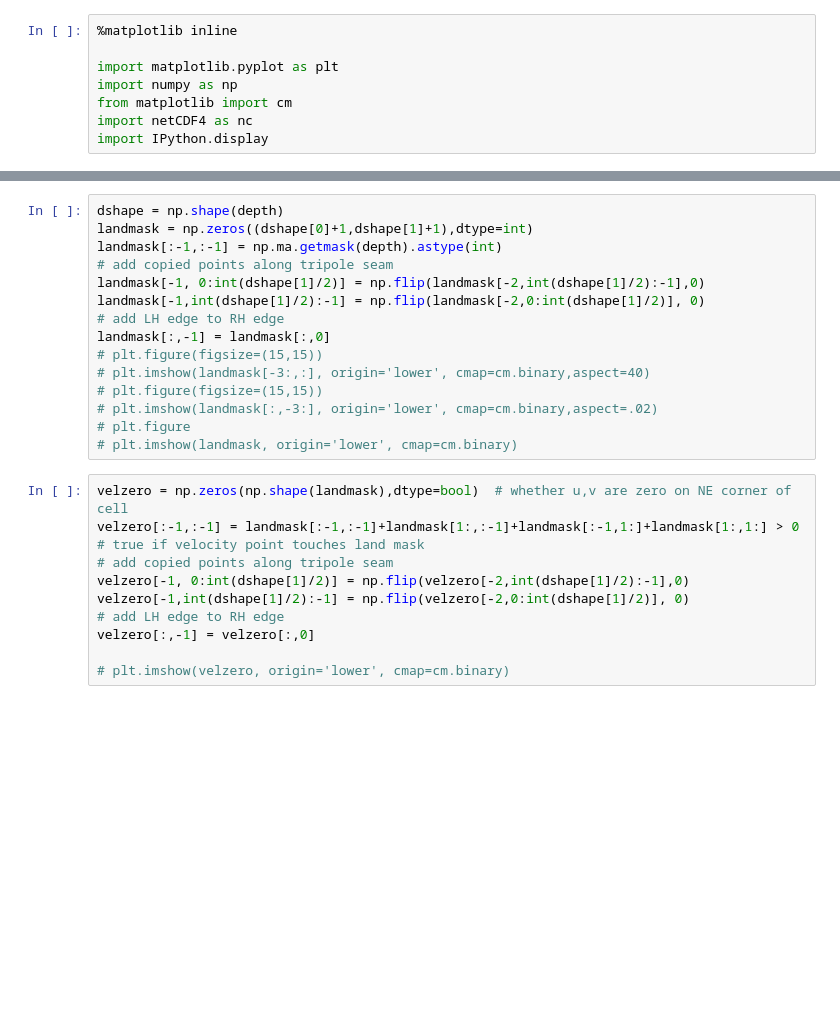
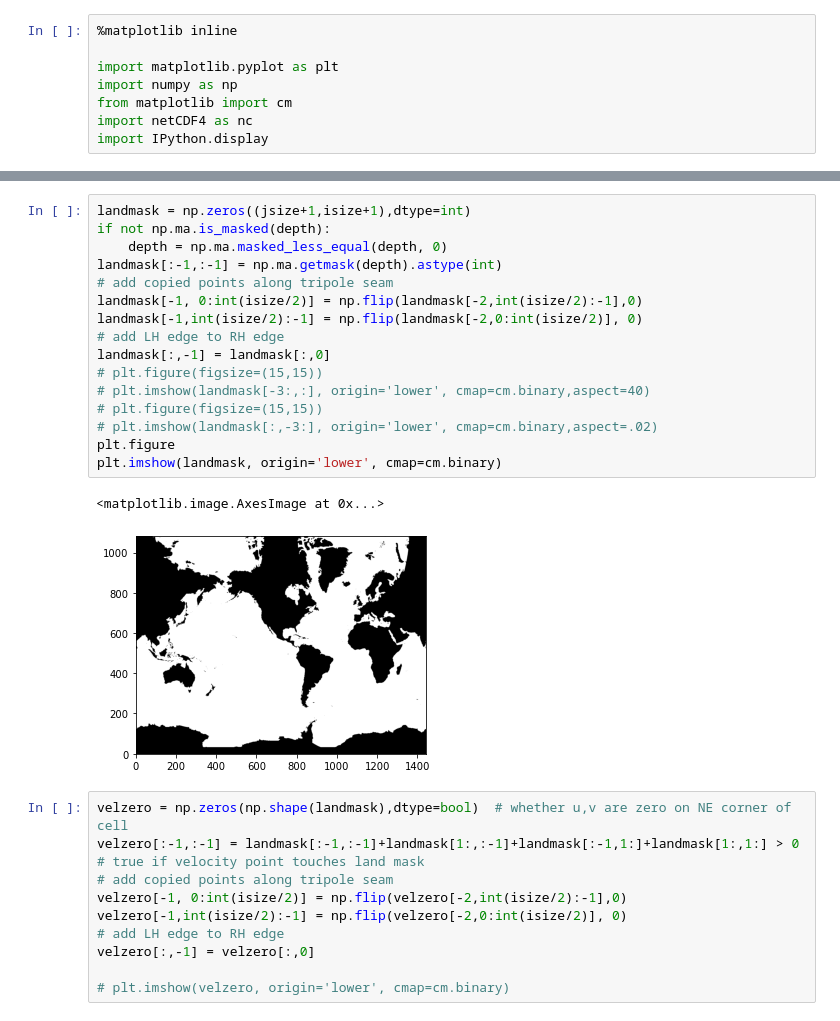
Before and after one commit to aekiss/notebooks, a Jupyter notebook: non-advective.ipynb, the cells around one changed output, grey strips where cells are left out. Drawn from its saved outputs; the diff is of its cells as text; blank space fills up the shorter version.

```diff
--- a/non-advective.ipynb
+++ b/non-advective.ipynb
@@ -34,24 +51,28 @@ depth = nc.Dataset(fixedbathyfile).variables['depth'][:,:]
 # %%
-dshape = np.shape(depth)
-landmask = np.zeros((dshape[0]+1,dshape[1]+1),dtype=int)
+landmask = np.zeros((jsize+1,isize+1),dtype=int)
+if not np.ma.is_masked(depth):
+    depth = np.ma.masked_less_equal(depth, 0)
 landmask[:-1,:-1] = np.ma.getmask(depth).astype(int)
 # add copied points along tripole seam
-landmask[-1, 0:int(dshape[1]/2)] = np.flip(landmask[-2,int(dshape[1]/2):-1],0)
-landmask[-1,int(dshape[1]/2):-1] = np.flip(landmask[-2,0:int(dshape[1]/2)], 0)
+landmask[-1, 0:int(isize/2)] = np.flip(landmask[-2,int(isize/2):-1],0)
+landmask[-1,int(isize/2):-1] = np.flip(landmask[-2,0:int(isize/2)], 0)
 # add LH edge to RH edge
 landmask[:,-1] = landmask[:,0]
 # plt.figure(figsize=(15,15))
 # plt.imshow(landmask[-3:,:], origin='lower', cmap=cm.binary,aspect=40)
 # plt.figure(figsize=(15,15))
 # plt.imshow(landmask[:,-3:], origin='lower', cmap=cm.binary,aspect=.02)
-# plt.figure
-# plt.imshow(landmask, origin='lower', cmap=cm.binary)
+plt.figure
+plt.imshow(landmask, origin='lower', cmap=cm.binary)
+# %% [output]
+<matplotlib.image.AxesImage at 0x...>
+[figure, added]
 # %%
 velzero = np.zeros(np.shape(landmask),dtype=bool)  # whether u,v are zero on NE corner of cell
 velzero[:-1,:-1] = landmask[:-1,:-1]+landmask[1:,:-1]+landmask[:-1,1:]+landmask[1:,1:] > 0 # true if velocity point touches land mask
 # add copied points along tripole seam
-velzero[-1, 0:int(dshape[1]/2)] = np.flip(velzero[-2,int(dshape[1]/2):-1],0)
-velzero[-1,int(dshape[1]/2):-1] = np.flip(velzero[-2,0:int(dshape[1]/2)], 0)
+velzero[-1, 0:int(isize/2)] = np.flip(velzero[-2,int(isize/2):-1],0)
+velzero[-1,int(isize/2):-1] = np.flip(velzero[-2,0:int(isize/2)], 0)
 # add LH edge to RH edge
 velzero[:,-1] = velzero[:,0]
 
```
Also changed, not shown: parts of 12 cells of this notebook.
